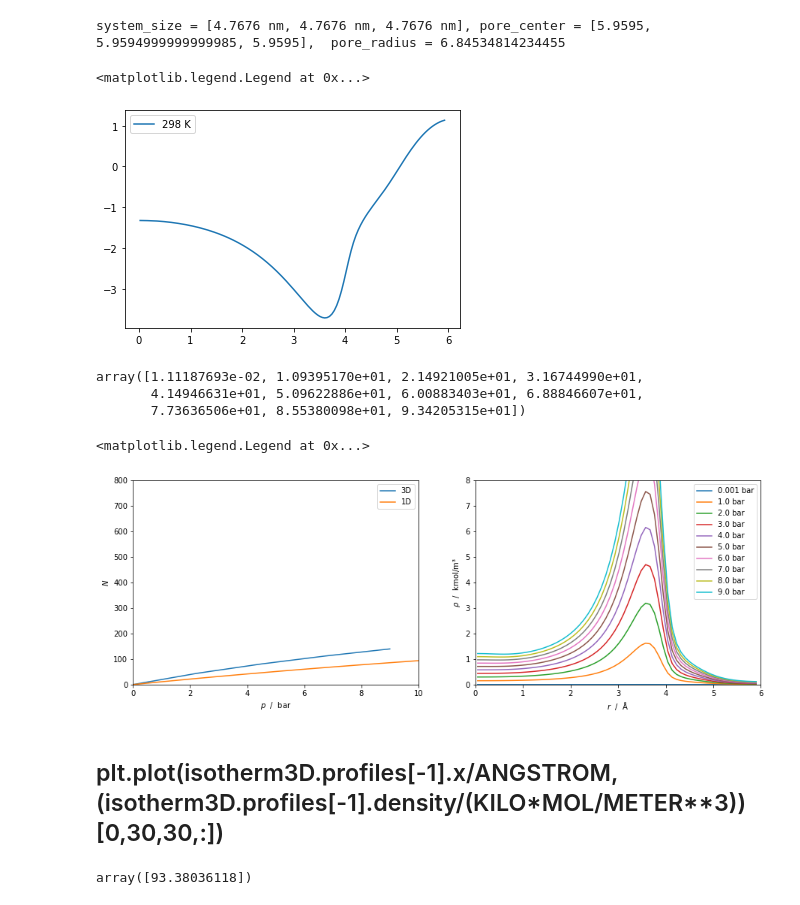
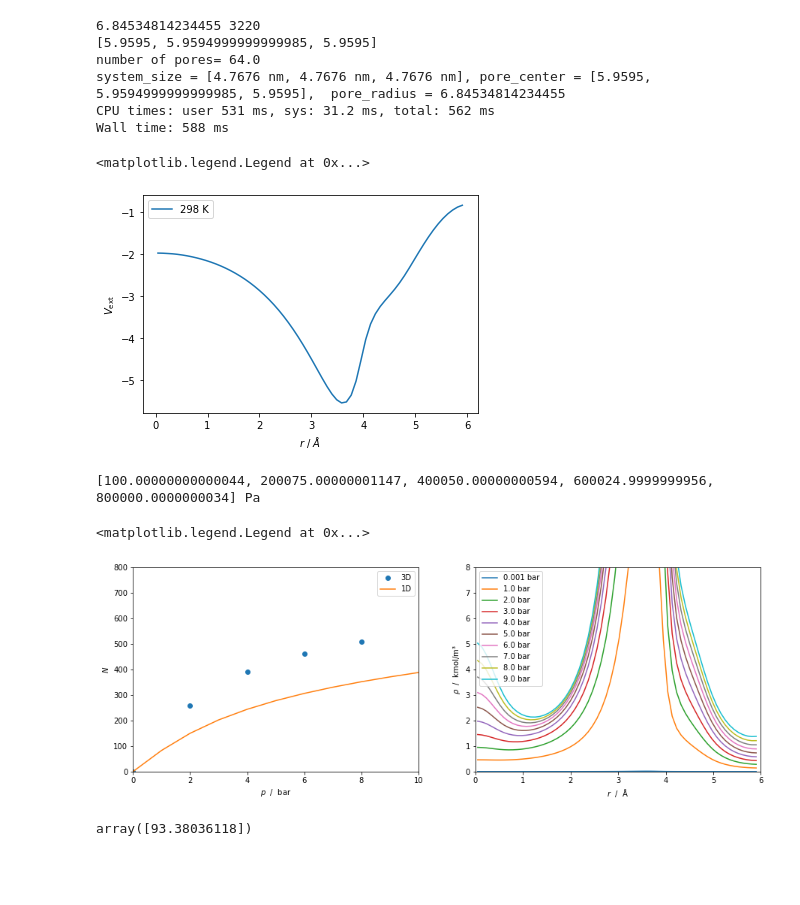
Before and after one commit to bbbursik/feos-pcsaft, a Jupyter notebook: examples/22-02-21-Adsorption3D.ipynb, the cells around one changed output. Cells and saved outputs as stored; diff of their text form; code cells hidden in the pictures; blank space fills up the shorter version.

Commit message:
update adsorption notebook

```diff
--- a/examples/22-02-21-Adsorption3D.ipynb
+++ b/examples/22-02-21-Adsorption3D.ipynb
@@ -94 +79,28 @@ print(f"number of pores= {n_pores}")
+# %%
+%%time
+######## Analyze example structure (determine pore radius etc) #########
+
+vor = Voronoi(coordinates.T)
+
+minimum_distance = 0.0
+dist = np.zeros(int(vor.vertices.size / 2))
+for i,point in enumerate(vor.vertices):
+    if(point[0] >= 0.0 and point[0] <= structure.dimensions["Lx"] and point[1] >= 0.0 and point[1] <= structure.dimensions["Ly"]):
+        dist[i] = np.min(distance.cdist(np.array([point]),coordinates.T))
+pore_radius = np.max(dist)
+print(pore_radius,np.argmax(dist))
+pore_center = [vor.vertices[np.argmax(dist)][0], vor.vertices[np.argmax(dist)][1], vor.vertices[np.argmax(dist)][2]]
+print(pore_center)
+
+#not sure:
+n_pores= (structure.dimensions["Lx"]/(5.9595*2.0))**3
+print(f"number of pores= {n_pores}")
+print(f"system_size = {system_size}, pore_center = {pore_center},  pore_radius = {pore_radius}")
+# %% [output]
+6.84534814234455 3220
+[5.9595, 5.9594999999999985, 5.9595]
+number of pores= 64.0
+system_size = [4.7676 nm, 4.7676 nm, 4.7676 nm], pore_center = [5.9595, 5.9594999999999985, 5.9595],  pore_radius = 6.84534814234455
+CPU times: user 531 ms, sys: 31.2 ms, total: 562 ms
+Wall time: 588 ms
 # %%
@@ -95,7 +108,3 @@ print(f"number of pores= {n_pores}")
 params = PcSaftParameters.from_json(['argon'],'structure_parameters/noble_gases.json')
 func = PcSaftFunctional(params)
-# %%
-print(f"system_size = {system_size}, pore_center = {pore_center},  pore_radius = {pore_radius}")
-# %% [output]
-system_size = [4.7676 nm, 4.7676 nm, 4.7676 nm], pore_center = [5.9595, 5.9594999999999985, 5.9595],  pore_radius = 6.84534814234455
 # %%
@@ -103,4 +114,5 @@ potential = ExternalPotential.FreeEnergyAveraged(coordinates * ANGSTROM, sigma_s
 # pore = Pore1D(func, Geometry.Spherical, 6.84534814234455 * ANGSTROM, potential, 128)
 pore = Pore1D(func, Geometry.Spherical, 5.95 * ANGSTROM, potential, 64)
 # %%
-isotherm1D = Adsorption1D.adsorption_isotherm(func, 298.0 * KELVIN, (1.0e-3 * BAR, 10.0 * BAR, 11), pore)
+####### Calculate isotherm 1D ########
+isotherm1D = Adsorption1D.adsorption_isotherm(func, 200.0 * KELVIN, (1.0e-3 * BAR, 10.0 * BAR, 11), pore)
@@ -107,7 +123,10 @@ isotherm1D = Adsorption1D.adsorption_isotherm(func, 298.0 * KELVIN, (1.0e-3 * BA
 # %%
+############ plot FEA potential #########
 plt.plot(isotherm1D.profiles[0].z/ANGSTROM, isotherm1D.profiles[0].external_potential[0], label="298 K")
+plt.ylabel(r'$V_{\mathrm{ext}}$')
+plt.xlabel(r'$r$ / $\AA$')
 plt.legend()
 # %% [output]
 <matplotlib.legend.Legend at 0x...>
-[figure, old version]
+[figure, new version]
 # %%
@@ -114,33 +134,32 @@ plt.legend()
 pore3D = Pore3D(func, system_size, [64,64,64],coordinates* ANGSTROM, sigma_ss, epsilon_ss)
 # %%
-isotherm3D = Adsorption3D.adsorption_isotherm(func, 298.0 * KELVIN, (1.0e-3 * BAR, 9.0 * BAR, 5), pore3D)
+######## Calculate 3D isotherm ########
+solver = None
+### for 3D sometimes need to specify more safe solver
+# solver = DFTSolver(output=False).picard_iteration(tol=1.0e-5, beta=0.01, max_iter=20, log=False).anderson_mixing(tol=1.0e-9,mmax=10)#
+isotherm3D = Adsorption3D.adsorption_isotherm(func, 200.0 * KELVIN, (1.0e-3 * BAR, 8.0 * BAR, 5), pore3D, solver=solver)
 # %%
-isotherm1D.total_adsorption*NAV*64
+isotherm3D.pressure
 # %% [output]
-array([1.11187693e-02, 1.09395170e+01, 2.14921005e+01, 3.16744990e+01,
-       4.14946631e+01, 5.09622886e+01, 6.00883403e+01, 6.88846607e+01,
-       7.73636506e+01, 8.55380098e+01, 9.34205315e+01])
+[100.00000000000044, 200075.00000001147, 400050.00000000594, 600024.9999999956, 800000.0000000034] Pa
 # %%
-import matplotlib.pyplot as plt
-
+###### Plot 1D and 3D isotherms #########
 f, ax = plt.subplots(1,2,figsize=(15,5))
-ax[0].plot(isotherm3D.pressure/BAR, isotherm3D.total_adsorption*NAV, label="3D")
+ax[0].plot(isotherm3D.pressure/BAR, isotherm3D.total_adsorption*NAV,'o', label="3D")
 ax[0].plot(isotherm1D.pressure/BAR, isotherm1D.total_adsorption*NAV*64, label="1D")
 ax[0].set_xlabel('$p~~/~~\\mathrm{bar}$')
 ax[0].set_ylabel('$N$')
 ax[0].legend()
 ax[0].set_xlim(0,10)
 ax[0].set_ylim(0,800)
 
 for profile in isotherm1D.profiles[:10]:
     ax[1].plot(profile.r/ANGSTROM, (profile.density/(KILO*MOL/METER**3)).T, label=f'{profile.bulk.pressure()/BAR:.2} bar')
 ax[1].set_xlabel('$r~~/~~\\mathrm{\AA}$')
 ax[1].set_ylabel('$\\rho~~/~~\\mathrm{kmol/m³}$')
 ax[1].set_xlim(0,6)
 ax[1].set_ylim(0,8)
 ax[1].legend()
 # %% [output]
 <matplotlib.legend.Legend at 0x...>
-[figure, old version]
+[figure, new version]
-# %% [markdown]
-## plt.plot(isotherm3D.profiles[-1].x/ANGSTROM, (isotherm3D.profiles[-1].density/(KILO*MOL/METER**3))[0,30,30,:])
```
Also changed, not shown: parts of 13 cells of this notebook.
